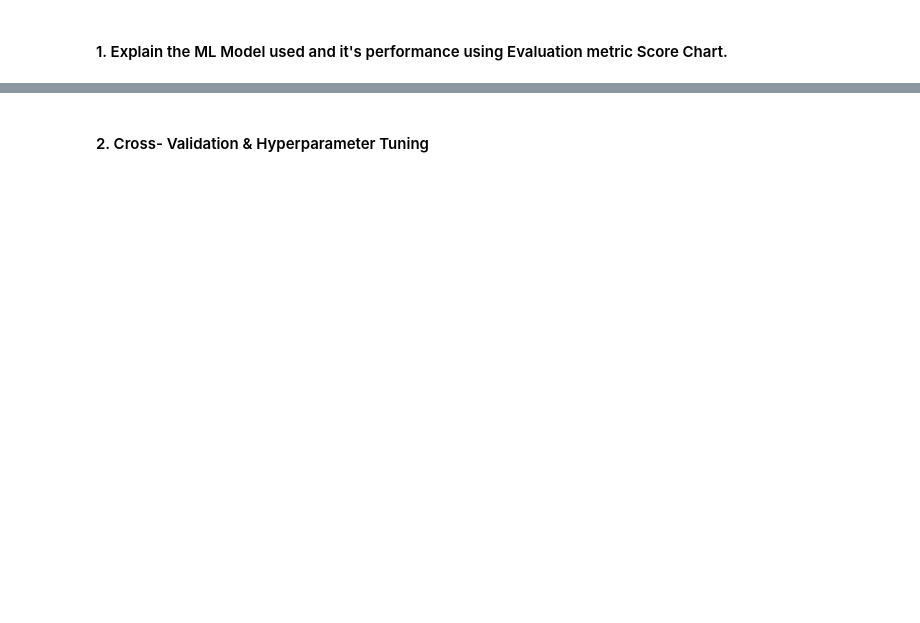
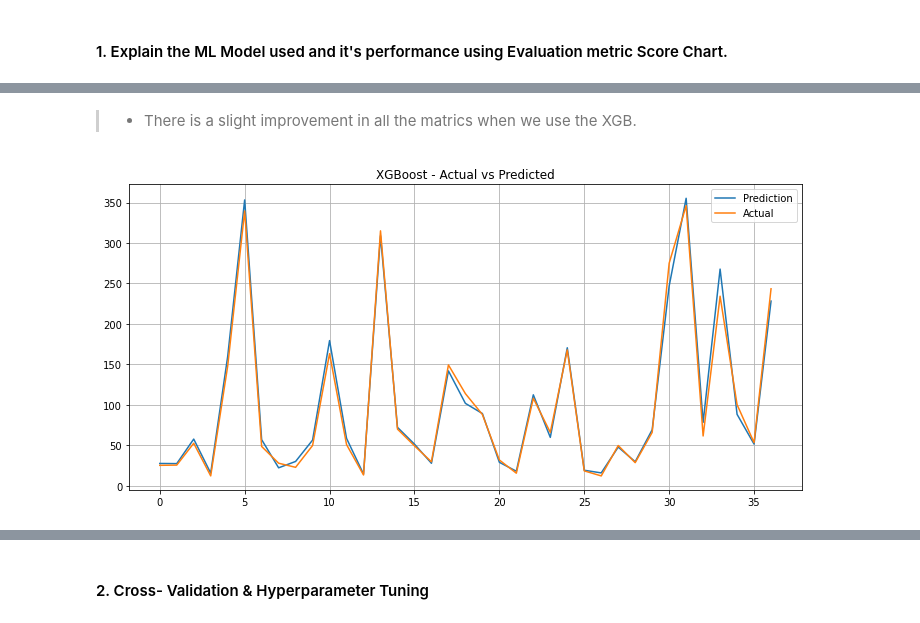
Before and after one commit to ashish-mali/Regression-Yes-Bank-Stock-Closing-Price-Prediction, a Jupyter notebook: Yes_Bank_Stock_Closing_Price_Prediction_Capstone_Project.ipynb, the cells around one changed output, grey strips where cells are left out. Saved outputs shown, nothing was run; the diff lists cells and outputs as text; code cells hidden in the pictures; blank space fills up the shorter version.

Commit message:
XGBRegressor

```diff
--- a/Yes_Bank_Stock_Closing_Price_Prediction_Capstone_Project.ipynb
+++ b/Yes_Bank_Stock_Closing_Price_Prediction_Capstone_Project.ipynb
@@ -2896,0 +2899,10 @@ Answer Here.
+# %%
+# ML Model - 3 XGBregressor Implementation
+xgbr = XGBRegressor(verbosity = 0)
+
+# Fit the Algorithm
+xgbr.fit(x_train, y_train)
+
+# Get the scores
+print(f'Training Score : {(xgbr.score(x_train,y_train))}')
+print(f'Testing Score : {(xgbr.score(x_test,y_test))}')
@@ -2906,0 +2949,8 @@ Answer Here.
+# %% [markdown]
+>* There is a slight improvement in all the matrics when we use the XGB.
+# %%
+# Visualizing Actual VS Prediction - XGBoost
+plt.figure(figsize=(10,5))
+plot_actual_vs_pred(model = xgbr, model_name = 'XGBoost')
+# %% [output]
+[figure, added]
```
Also changed, not shown: parts of 23 cells of this notebook.
